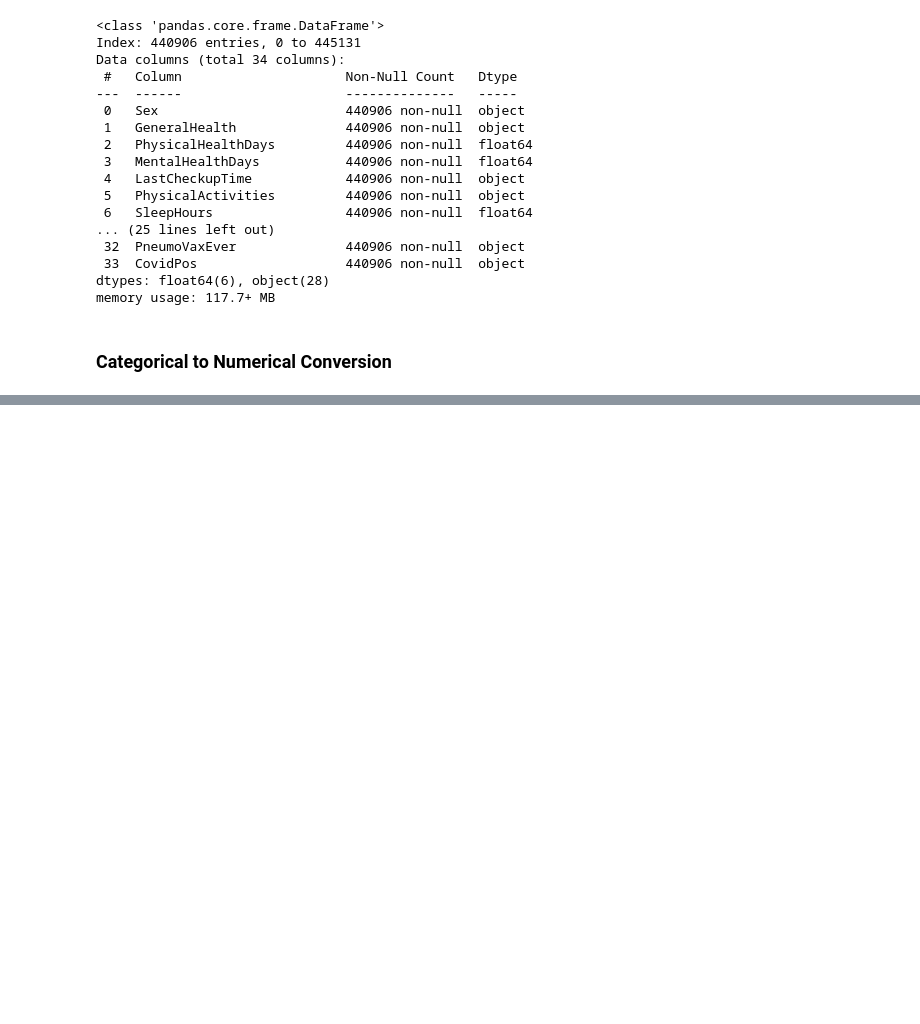
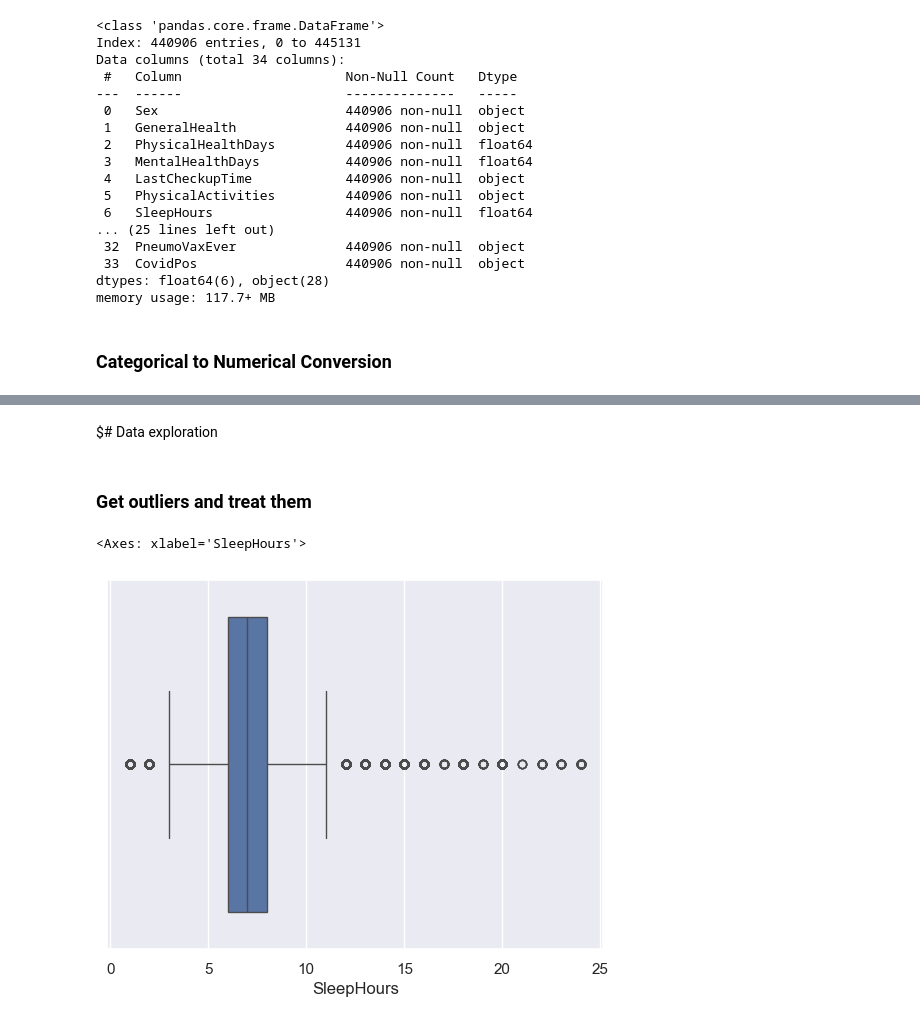
Before and after one commit to DQuintero15/heart-disease-risk-analysis-using-key-health-indicators, a Jupyter notebook: notebooks/main.ipynb, the cells around one changed output, grey strips where cells are left out. Cells and saved outputs as stored; diff of their text form; code cells hidden in the pictures; blank space fills up the shorter version.

```diff
--- a/notebooks/main.ipynb
+++ b/notebooks/main.ipynb
@@ -11,3 +3,23 @@ from utils import mappings
+# %%
+
+import matplotlib.pyplot as plt
+import pandas as pd
+import seaborn as sns
+import numpy as np
+from sklearn.model_selection import train_test_split
+from sklearn.ensemble import RandomForestClassifier
+from sklearn.tree import DecisionTreeClassifier
+from sklearn.linear_model import LogisticRegression
+from sklearn.neighbors import KNeighborsClassifier
+from sklearn.metrics import confusion_matrix
+from sklearn.metrics import classification_report
+from sklearn.metrics import ConfusionMatrixDisplay
+from sklearn.pipeline import Pipeline, make_pipeline
+from sklearn.preprocessing import StandardScaler, OneHotEncoder
+from sklearn.compose import ColumnTransformer
+from sklearn.metrics import precision_score, recall_score, f1_score
+
+sns.set(style="darkgrid")
 # %%
 # Load the dataset
 file_path = "../data/raw/heart.csv"
@@ -145,0 +248,10 @@ memory usage: 117.7+ MB
+# %% [markdown]
+$# Data exploration
+# %% [markdown]
+### Get outliers and treat them
+# %%
+# Boxplot of SleepHours variable
+sns.boxplot(x=df["SleepHours"])
+# %% [output]
+<Axes: xlabel='SleepHours'>
+[figure, added]
```
Also changed, not shown: parts of 38 cells of this notebook.
